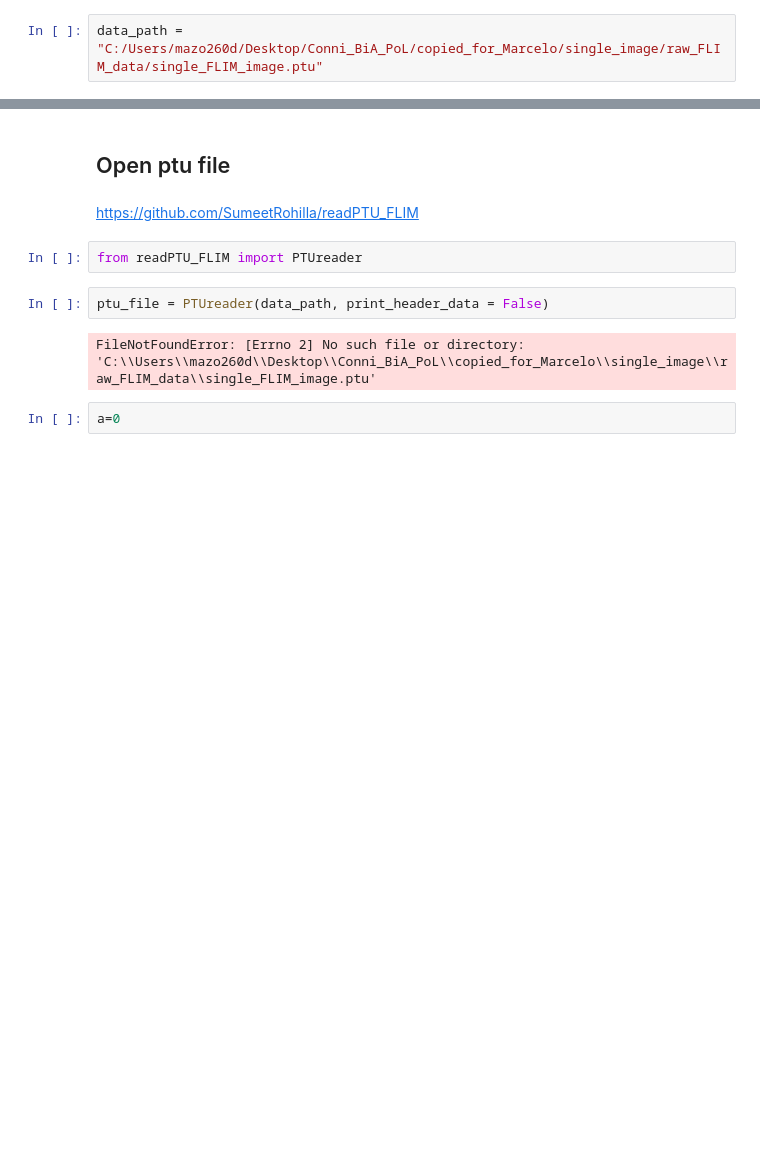
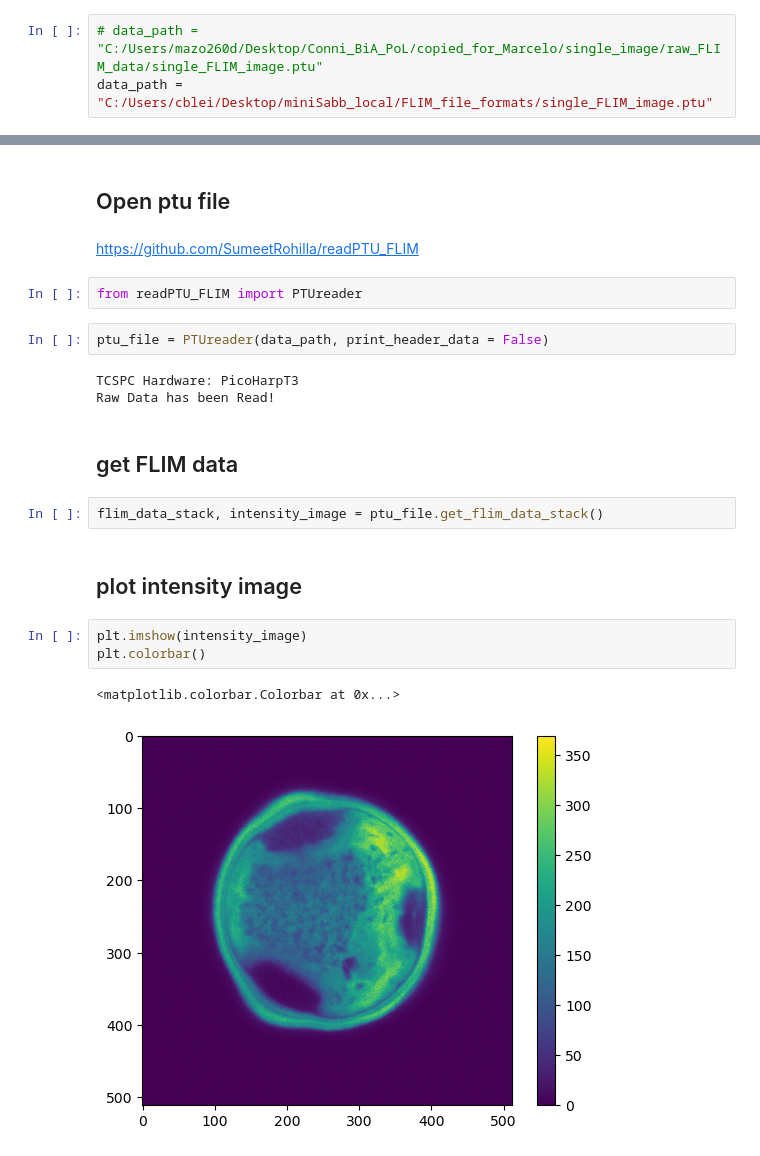
Before and after one commit to zoccoler/FLIM_analysis, a Jupyter notebook: notebooks/Open_PTU_files.ipynb, the cells around one changed output, grey strips where cells are left out. Saved outputs shown, nothing was run; the diff lists cells and outputs as text; blank space fills up the shorter version.

Commit message:
Update Open_PTU_files.ipynb
Update path and plot intensity image

```diff
--- a/notebooks/Open_PTU_files.ipynb
+++ b/notebooks/Open_PTU_files.ipynb
@@ -8,4 +10,5 @@ from pathlib import Path
 # %%
-data_path = "C:/Users/mazo260d/Desktop/Conni_BiA_PoL/copied_for_Marcelo/single_image/raw_FLIM_data/single_FLIM_image.ptu"
+# data_path = "C:/Users/mazo260d/Desktop/Conni_BiA_PoL/copied_for_Marcelo/single_image/raw_FLIM_data/single_FLIM_image.ptu"
+data_path = "C:/Users/cblei/Desktop/miniSabb_local/FLIM_file_formats/single_FLIM_image.ptu"
 # %%
 data_path = Path(data_path)
@@ -18,6 +24,17 @@ from readPTU_FLIM import PTUreader
 # %%
 ptu_file = PTUreader(data_path, print_header_data = False)
 # %% [output]
-FileNotFoundError: [Errno 2] No such file or directory: 'C:\\Users\\mazo260d\\Desktop\\Conni_BiA_PoL\\copied_for_Marcelo\\single_image\\raw_FLIM_data\\single_FLIM_image.ptu'
+TCSPC Hardware: PicoHarpT3
+Raw Data has been Read!
+# %% [markdown]
+## get FLIM data
 # %%
-a=0
+flim_data_stack, intensity_image = ptu_file.get_flim_data_stack()
+# %% [markdown]
+## plot intensity image
+# %%
+plt.imshow(intensity_image)
+plt.colorbar()
+# %% [output]
+<matplotlib.colorbar.Colorbar at 0x...>
+[figure, added]
```
Also changed, not shown: parts of 2 cells of this notebook.
